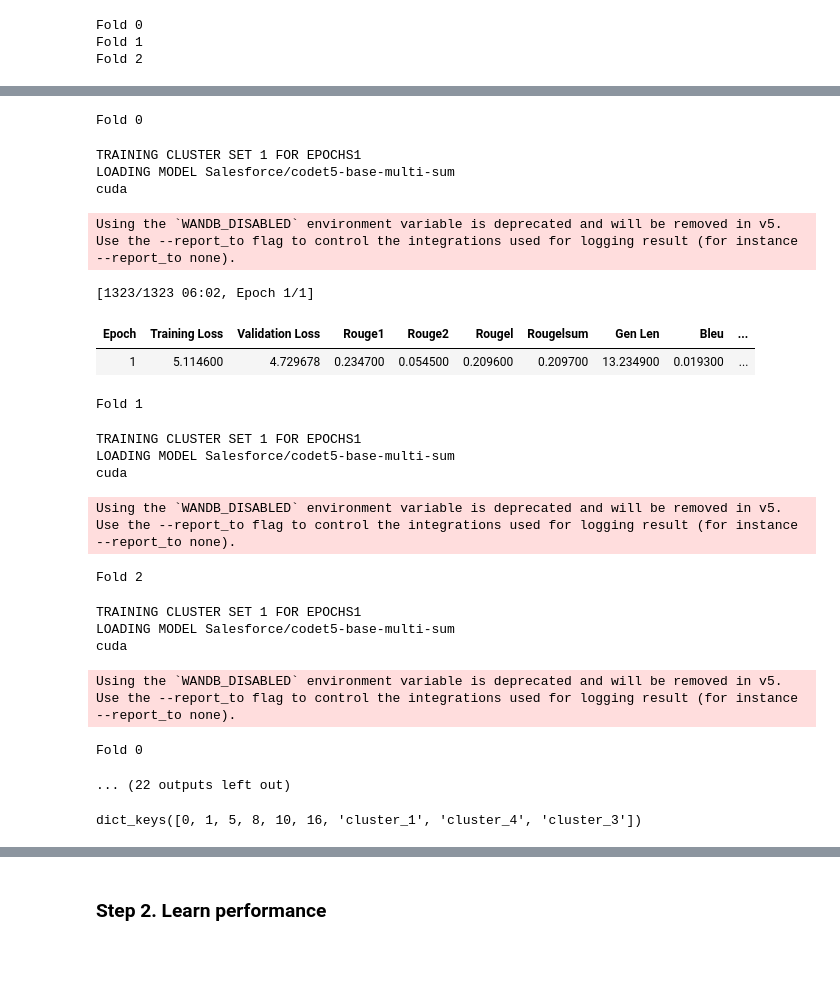
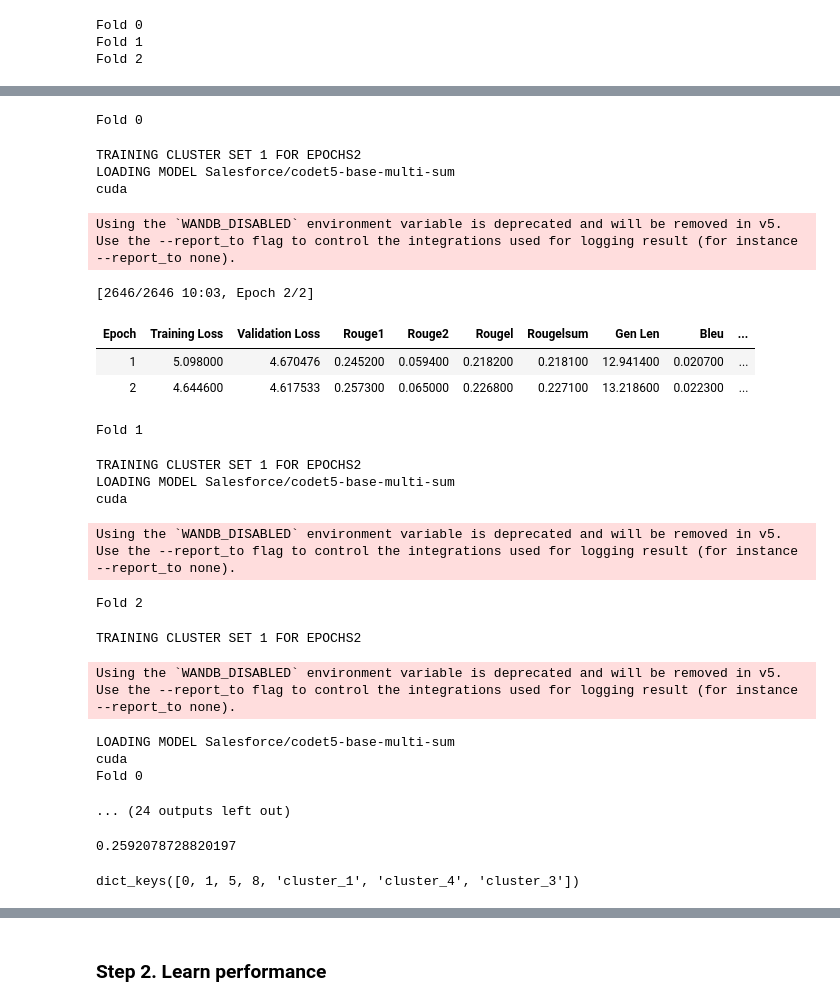
Before and after one commit to lizzzi111/Meta_Learning_Monitoring_Source_Code, a Jupyter notebook: ensemble_learning/01-Experimentation-FULL-Pipeline.ipynb, the cells around one changed output, grey strips where cells are left out. Drawn from its saved outputs; the diff is of its cells as text; code cells hidden in the pictures; blank space fills up the shorter version.

Commit message:
🚧  full pipeline

```diff
--- a/ensemble_learning/01-Experimentation-FULL-Pipeline.ipynb
+++ b/ensemble_learning/01-Experimentation-FULL-Pipeline.ipynb
@@ -18,8 +18,9 @@ import utils.prep as pr
 import utils.eval as ev
 import utils.inference as infer
 from utils.sampling import create_splits, prep_cv_validation
-from utils.training import cv_cluster_set, cv_training_epochs_sets
-from utils.training import results_dict_todf, cv_step_2, full_step_2
+from utils.training import cv_cluster_set, cv_training_epochs_sets, test_cluster_set
+from utils.training import results_dict_todf, cv_step_2, full_step_2, test_training_epochs_sets
+from utils.inference import meta_predict, create_ensemble_map
 
 tqdm.pandas()
 import warnings
@@ -39,9 +40,7 @@ MODEL = "CodeT5"
 BATCH_SIZE = 16
 DECODER_LENGTH = 20
 ENCODER_LENGTH = 30
-ANALYSIS_POSTFIX = f"mined_no_drift_{str(date.today())}"
 DATE_STR = 20240721
-SEMANTIC_DRIFT = True
 model_name="Salesforce/codet5-base-multi-sum"
 
 FULL_TRAIN_ARGS = {
@@ -51,7 +50,7 @@ FULL_TRAIN_ARGS = {
     "MODEL": MODEL,
     "SEQ_TRAINER_ARGS": {
         "overwrite_output_dir": True,
-        "num_train_epochs": [0, 1, 5, 8, 10, 16],
+        "num_train_epochs": [0, 1, 5, 8],
         "do_train": True,
         "do_eval": True,
         "per_device_train_batch_size": 4,
@@ -90,9 +85,9 @@ experiment_config = {
     "NFOLD" : 3,
     "FULL_TRAIN_ARGS" : FULL_TRAIN_ARGS,
     "MODEL_NAME" : model_name,
-    "ANALYSIS_POSTFIX" : ANALYSIS_POSTFIX,
-    "CLUSTER_EPOCHS" : 1,
+    "CLUSTER_EPOCHS" : 2,
 }
+experiment_config["ANALYSIS_POSTFIX"] = f"mined_{experiment_config['DRIFT_TYPE']}_{str(date.today())}"
 # %%
 sampling_dict = create_splits(experiment_config=experiment_config, tokenizer=tokenizer, test=False)
 train_dataset, test_data, test_df = sampling_dict["train_data"], sampling_dict["test_data"], sampling_dict["test_df"]
@@ -159,44 +154,50 @@ cuda
 # %%
 for cluster_idx in [1, 4, 3]:
     fold_results = cv_cluster_set(experiment_config=experiment_config,
                                     splits=splits,
                                     questions_list=questions_list,
                                     train_dataset=train_dataset,
                                     tokenizer=tokenizer,
                                     fold_results=fold_results,
                                     cluster_id=cluster_idx)
 
 cv_df = results_dict_todf(fold_results)
 
 ########## SAVE THE FILE
 
-with open(f'reports/results/cv_result_{ANALYSIS_POSTFIX}.pickle', 'wb') as handle:
+with open(f'reports/results/cv_result_{experiment_config["ANALYSIS_POSTFIX"]}.pickle', 'wb') as handle:
     pickle.dump(cv_df, handle, protocol=pickle.HIGHEST_PROTOCOL)
 # %% [output]
 Fold 0
-TRAINING CLUSTER SET 1 FOR EPOCHS1
+TRAINING CLUSTER SET 1 FOR EPOCHS2
 LOADING MODEL Salesforce/codet5-base-multi-sum
 cuda
 Using the `WANDB_DISABLED` environment variable is deprecated and will be removed in v5. Use the --report_to flag to control the integrations used for logging result (for instance --report_to none).
-[1323/1323 06:02, Epoch 1/1]
+[2646/2646 10:03, Epoch 2/2]
 | Epoch | Training Loss | Validation Loss | Rouge1 | Rouge2 | Rougel | Rougelsum | Gen Len | Bleu | ... |
-| 1 | 5.114600 | 4.729678 | 0.234700 | 0.054500 | 0.209600 | 0.209700 | 13.234900 | 0.019300 | ... |
+| 1 | 5.098000 | 4.670476 | 0.245200 | 0.059400 | 0.218200 | 0.218100 | 12.941400 | 0.020700 | ... |
+| 2 | 4.644600 | 4.617533 | 0.257300 | 0.065000 | 0.226800 | 0.227100 | 13.218600 | 0.022300 | ... |
 Fold 1
-TRAINING CLUSTER SET 1 FOR EPOCHS1
+TRAINING CLUSTER SET 1 FOR EPOCHS2
 LOADING MODEL Salesforce/codet5-base-multi-sum
 cuda
 Using the `WANDB_DISABLED` environment variable is deprecated and will be removed in v5. Use the --report_to flag to control the integrations used for logging result (for instance --report_to none).
 Fold 2
-TRAINING CLUSTER SET 1 FOR EPOCHS1
-LOADING MODEL Salesforce/codet5-base-multi-sum
-cuda
+TRAINING CLUSTER SET 1 FOR EPOCHS2
 Using the `WANDB_DISABLED` environment variable is deprecated and will be removed in v5. Use the --report_to flag to control the integrations used for logging result (for instance --report_to none).
+LOADING MODEL Salesforce/codet5-base-multi-sum
+cuda
 Fold 0
-... (22 outputs left out)
+... (24 outputs left out)
-# %%
-fold_results.keys()
-# %% [output]
-dict_keys([0, 1, 5, 8, 10, 16, 'cluster_1', 'cluster_4', 'cluster_3'])
+# %%
+fold_results['cluster_1'][0]['rouge'].mean()
+# %% [output]
+0.2592078728820197
+# %%
+
+fold_results.keys()
+# %% [output]
+dict_keys([0, 1, 5, 8, 'cluster_1', 'cluster_4', 'cluster_3'])
 # %%
 print("Mean")
 print(cv_df.groupby(["model_set"])["rouge"].mean())
```
Also changed, not shown: parts of 16 cells of this notebook, 2 other files.
